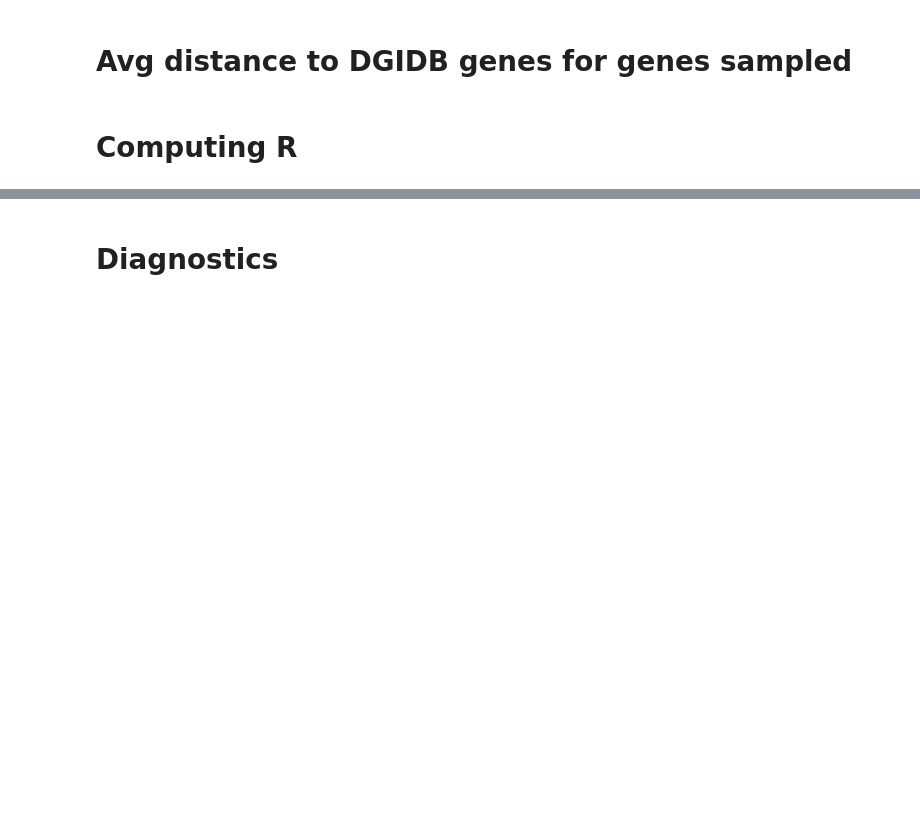
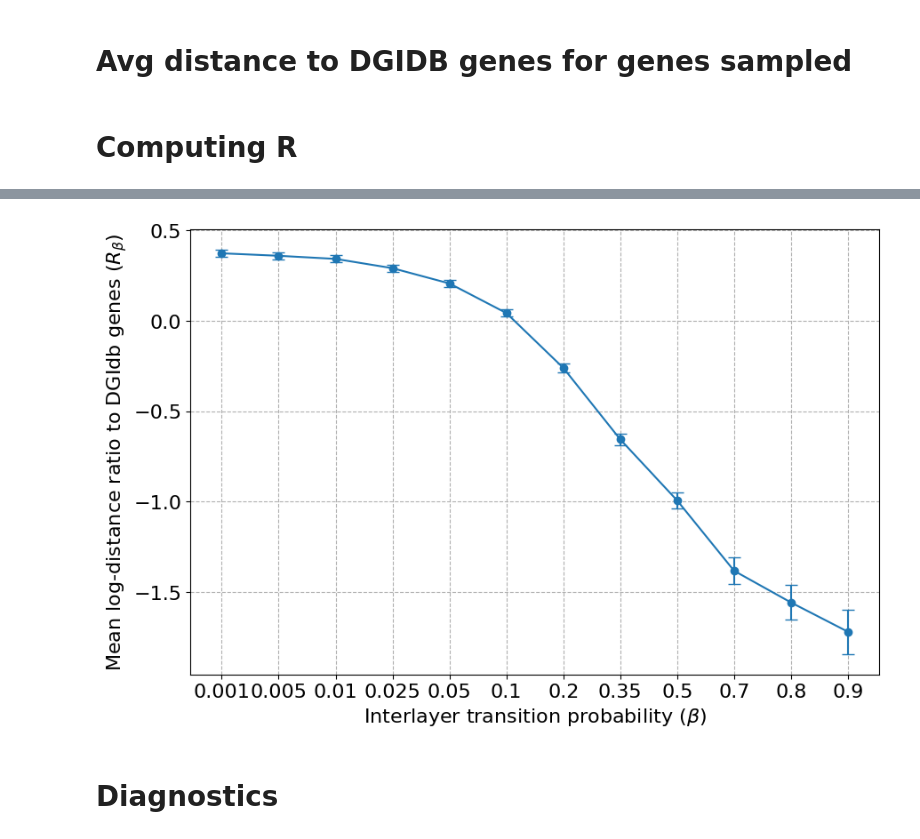
Before and after one commit to Monomanae/DDBC-hypergraph, a Jupyter notebook: Methods/DDBC/beta_sensitivity_test.ipynb, the cells around one changed output, grey strips where cells are left out. Cells and saved outputs as stored; diff of their text form; code cells hidden in the pictures; blank space fills up the shorter version.

```diff
--- a/Methods/DDBC/beta_sensitivity_test.ipynb
+++ b/Methods/DDBC/beta_sensitivity_test.ipynb
@@ -632,35 +648,37 @@ OUTPUT_DIRECTORY = f"../output/{DISEASE}/"
 # %%
-# # Plot mean and standard deviation of R for each beta
-# R_matrix = np.array(R_matrix)
+# Plot mean and standard deviation of R for each beta
+R_matrix = np.array(R_matrix)
 
-# mean_R = R_matrix.mean(axis=1)
-# median_R = np.median(R_matrix, axis=1)
+mean_R = R_matrix.mean(axis=1)
+median_R = np.median(R_matrix, axis=1)
 
-# std_R = R_matrix.std(axis=1)
+std_R = R_matrix.std(axis=1)
 
-# # # ADDED: compute sample size per beta
-# # num_sample = R_matrix.shape[1]
+# # ADDED: compute sample size per beta
+# num_sample = R_matrix.shape[1]
 
-# # # ADDED: compute standard error
-# # se_R = std_R / np.sqrt(num_sample)
+# # ADDED: compute standard error
+# se_R = std_R / np.sqrt(num_sample)
 
-# x_pos = np.arange(len(beta_list[1:]))
+x_pos = np.arange(len(beta_list[1:]))
 
-# plt.figure(figsize=(10, 6.5))
+plt.figure(figsize=(10, 6.5))
 
-# # USE STANDARD ERROR instead of std
-# plt.errorbar(x_pos, mean_R, yerr=std_R, fmt='o-', capsize=5)
+# USE STANDARD ERROR instead of std
+plt.errorbar(x_pos, mean_R, yerr=std_R, fmt='o-', capsize=5)
 
-# plt.xlabel(r"Interlayer transition probability ($\beta$)")
-# plt.ylabel(r"Mean log-distance ratio to DGIdb genes ($R_{\beta}$)")
+plt.xlabel(r"Interlayer transition probability ($\beta$)")
+plt.ylabel(r"Mean log-distance ratio to DGIdb genes ($R_{\beta}$)")
 
-# plt.xticks(x_pos, [str(b) for b in beta_list[1:]])
+plt.xticks(x_pos, [str(b) for b in beta_list[1:]])
 
-# plt.grid(True, which="both", ls="--")
+plt.grid(True, which="both", ls="--")
 
-# plt.savefig(f"../../Graphs/{DISEASE}/beta_sensitivity.pdf", dpi=300)
-# plt.show()
-# plt.close()
+plt.savefig(f"../../Graphs/{DISEASE}/beta_sensitivity.pdf", dpi=300)
+plt.show()
+plt.close()
+# %% [output]
+[figure, added]
 # %% [markdown]
 # Diagnostics
 # %%
```
Also changed, not shown: parts of 8 cells of this notebook, 6 other files.
